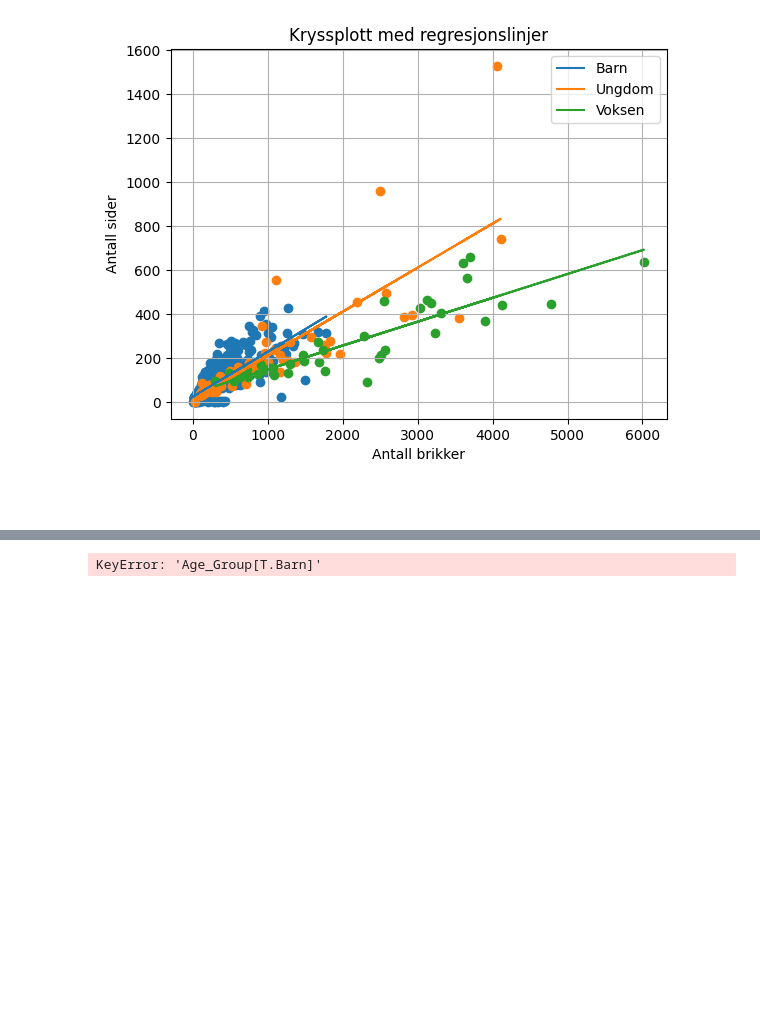
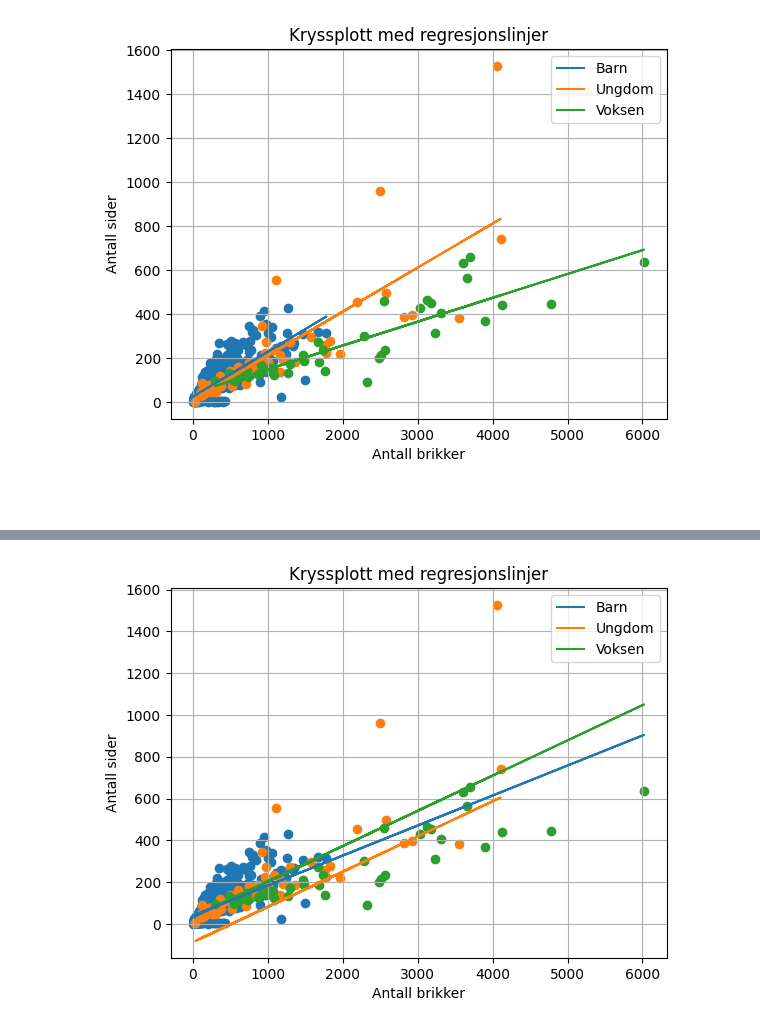
Before and after one commit to HMB-Solutions/ISTT1003-ProjectAssignment-02, a Jupyter notebook: oppg1.ipynb, the cells around one changed output, grey strips where cells are left out. Cells and saved outputs as stored; diff of their text form; code cells hidden in the pictures; blank space fills up the shorter version.

```diff
--- a/oppg1.ipynb
+++ b/oppg1.ipynb
@@ -310,32 +310,32 @@ modell3_mlr_alt.fit().summary()
 # %%
 # plott
 
 fitted_model = modell3_mlr.fit()
 
-intercept = [fitted_model.params['Age_Group[T.' + age_groups[0] + ']'], fitted_model.params['Age_Group[T.' + age_groups[1] + ']'], 0] + fitted_model.params['Intercept']
+intercept = [fitted_model.params['Age_Group[T.Ungdom]'], fitted_model.params['Age_Group[T.Voksen]'], 0] + fitted_model.params['Intercept']
 slope = modell3_mlr.fit().params['Pieces']
 
 for i, group in enumerate(age_groups):
 
     regression_x = np.array(df3[df3['Age_Group'].isin([group])]['Pieces'])
     regression_y = slope * regression_x + intercept[i]
 
     # Plot scatter plot and regression line
     plt.scatter(df3[df3['Age_Group'].isin([group])]['Pieces'], df3[df3['Age_Group'].isin([group])]['Pages'], color = plt.cm.tab10(i))
     plt.plot(regression_x, regression_y, color=plt.cm.tab10(i), label=group)
 
 # uten tema som forklaringsvariabel:
 regression_x = np.array(df3['Pieces'])
 regression_y = res_sub.params['Pieces'] * regression_x + res_sub.params['Intercept']
-plt.plot(regression_x, regression_y, color='black', label = 'No group')
+plt.plot(regression_x, regression_y)
 
 plt.xlabel('Antall brikker')
 plt.ylabel('Antall sider')
 plt.title('Kryssplott med regresjonslinjer')
 plt.legend()
 plt.grid()
 plt.show()
 # %% [output]
-KeyError: 'Age_Group[T.Barn]'
+[figure, added]
 # %%
 # med interaksjonsledd mellom antall brikker og tema
```
Also changed, not shown: parts of 8 cells of this notebook.
